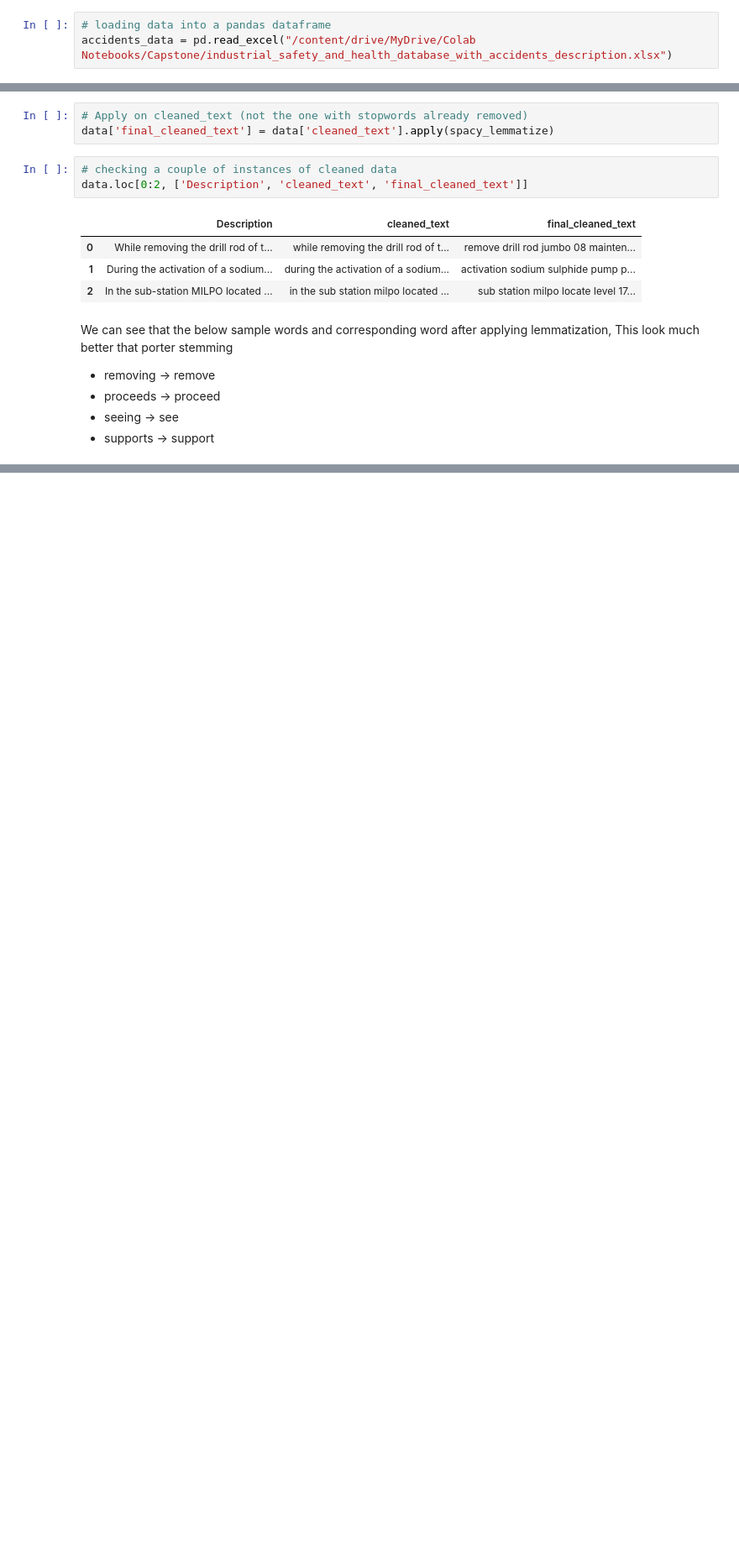
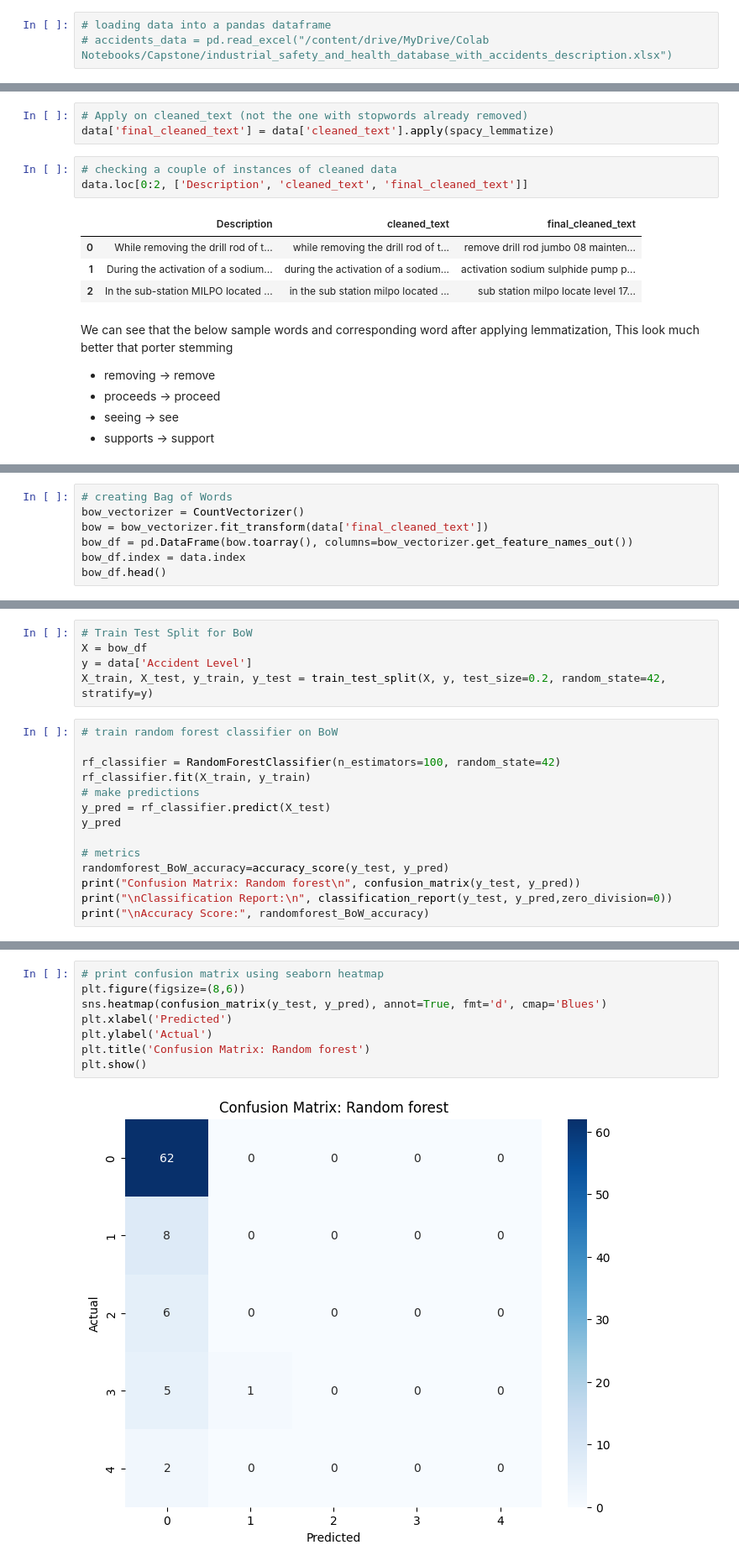
Before and after one commit to ABHINAVRISHI1983/nlp-chat-bot, a Jupyter notebook: NLPChatbot.ipynb, the cells around one changed output, grey strips where cells are left out. Shown at 84% size. Cells and saved outputs as stored; diff of their text form; blank space fills up the shorter version.

Commit message:
Updated for model training, eval, and select

```diff
--- a/NLPChatbot.ipynb
+++ b/NLPChatbot.ipynb
@@ -51,6 +66,6 @@ Drive already mounted at /content/drive; to attempt to forcibly remount, call dr
 # %%
 # loading data into a pandas dataframe
-accidents_data = pd.read_excel("/content/drive/MyDrive/Colab Notebooks/Capstone/industrial_safety_and_health_database_with_accidents_description.xlsx")
+# accidents_data = pd.read_excel("/content/drive/MyDrive/Colab Notebooks/Capstone/industrial_safety_and_health_database_with_accidents_description.xlsx")
 # %%
 # creating a copy of the data
 data = accidents_data.copy() #Good practice to preserve raw data
@@ -284,0 +299,7 @@ We can see that the below sample words and corresponding word after applying lem
+# %%
+# creating Bag of Words
+bow_vectorizer = CountVectorizer()
+bow = bow_vectorizer.fit_transform(data['final_cleaned_text'])
+bow_df = pd.DataFrame(bow.toarray(), columns=bow_vectorizer.get_feature_names_out())
+bow_df.index = data.index
+bow_df.head()
@@ -284,0 +329,19 @@ We can see that the below sample words and corresponding word after applying lem
+# %%
+# Train Test Split for BoW
+X = bow_df
+y = data['Accident Level']
+X_train, X_test, y_train, y_test = train_test_split(X, y, test_size=0.2, random_state=42, stratify=y)
+# %%
+# train random forest classifier on BoW
+
+rf_classifier = RandomForestClassifier(n_estimators=100, random_state=42)
+rf_classifier.fit(X_train, y_train)
+# make predictions
+y_pred = rf_classifier.predict(X_test)
+y_pred
+
+# metrics
+randomforest_BoW_accuracy=accuracy_score(y_test, y_pred)
+print("Confusion Matrix: Random forest\n", confusion_matrix(y_test, y_pred))
+print("\nClassification Report:\n", classification_report(y_test, y_pred,zero_division=0))
+print("\nAccuracy Score:", randomforest_BoW_accuracy)
@@ -284,0 +366,10 @@ We can see that the below sample words and corresponding word after applying lem
+# %%
+# print confusion matrix using seaborn heatmap
+plt.figure(figsize=(8,6))
+sns.heatmap(confusion_matrix(y_test, y_pred), annot=True, fmt='d', cmap='Blues')
+plt.xlabel('Predicted')
+plt.ylabel('Actual')
+plt.title('Confusion Matrix: Random forest')
+plt.show()
+# %% [output]
+[figure, added]
```
Also changed, not shown: parts of 18 cells of this notebook.
